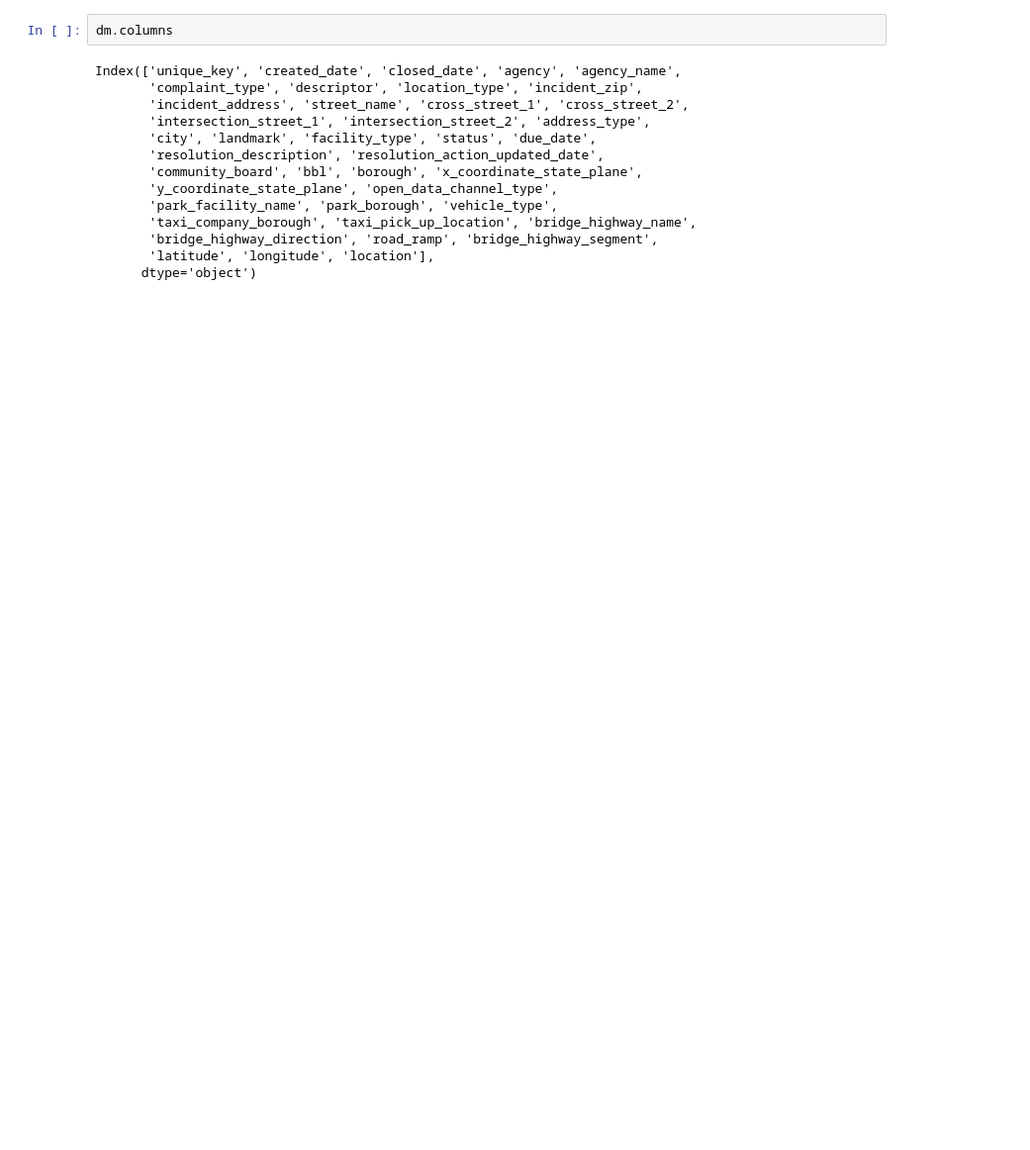
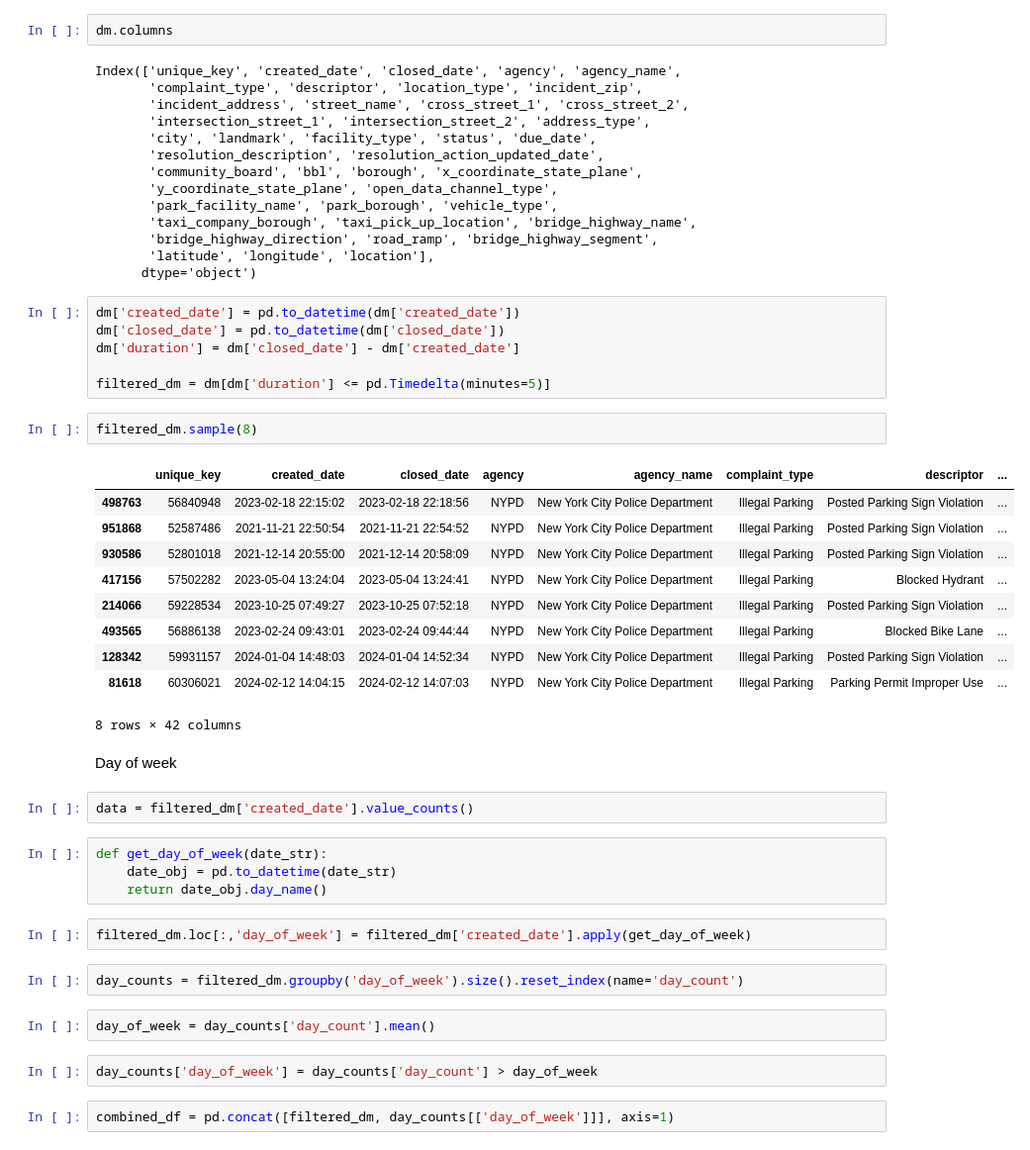
Before and after one commit to ssigman1/group4-nypd, a Jupyter notebook: Notebooks/group4_KariGonzales.ipynb, the cells around one changed output. Shown at 99% size. Saved outputs shown, nothing was run; the diff lists cells and outputs as text; blank space fills up the shorter version.

Commit message:
group4_KariGonzales

```diff
--- a/Notebooks/group4_KariGonzales.ipynb
+++ b/Notebooks/group4_KariGonzales.ipynb
@@ -72,3 +76,40 @@ Index(['unique_key', 'created_date', 'closed_date', 'agency', 'agency_name',
        'bridge_highway_direction', 'road_ramp', 'bridge_highway_segment',
        'latitude', 'longitude', 'location'],
       dtype='object')
+# %%
+dm['created_date'] = pd.to_datetime(dm['created_date'])
+dm['closed_date'] = pd.to_datetime(dm['closed_date'])
+dm['duration'] = dm['closed_date'] - dm['created_date']
+
+filtered_dm = dm[dm['duration'] <= pd.Timedelta(minutes=5)]
+# %%
+filtered_dm.sample(8)
+# %% [output]
+|  | unique_key | created_date | closed_date | agency | agency_name | complaint_type | descriptor | ... |
+| 498763 | 56840948 | 2023-02-18 22:15:02 | 2023-02-18 22:18:56 | NYPD | New York City Police Department | Illegal Parking | Posted Parking Sign Violation | ... |
+| 951868 | 52587486 | 2021-11-21 22:50:54 | 2021-11-21 22:54:52 | NYPD | New York City Police Department | Illegal Parking | Posted Parking Sign Violation | ... |
+| 930586 | 52801018 | 2021-12-14 20:55:00 | 2021-12-14 20:58:09 | NYPD | New York City Police Department | Illegal Parking | Posted Parking Sign Violation | ... |
+| 417156 | 57502282 | 2023-05-04 13:24:04 | 2023-05-04 13:24:41 | NYPD | New York City Police Department | Illegal Parking | Blocked Hydrant | ... |
+| 214066 | 59228534 | 2023-10-25 07:49:27 | 2023-10-25 07:52:18 | NYPD | New York City Police Department | Illegal Parking | Posted Parking Sign Violation | ... |
+| 493565 | 56886138 | 2023-02-24 09:43:01 | 2023-02-24 09:44:44 | NYPD | New York City Police Department | Illegal Parking | Blocked Bike Lane | ... |
+| 128342 | 59931157 | 2024-01-04 14:48:03 | 2024-01-04 14:52:34 | NYPD | New York City Police Department | Illegal Parking | Posted Parking Sign Violation | ... |
+| 81618 | 60306021 | 2024-02-12 14:04:15 | 2024-02-12 14:07:03 | NYPD | New York City Police Department | Illegal Parking | Parking Permit Improper Use | ... |
+8 rows × 42 columns
+# %% [markdown]
+Day of week
+# %%
+data = filtered_dm['created_date'].value_counts()
+# %%
+def get_day_of_week(date_str):
+    date_obj = pd.to_datetime(date_str)
+    return date_obj.day_name()
+# %%
+filtered_dm.loc[:,'day_of_week'] = filtered_dm['created_date'].apply(get_day_of_week)
+# %%
+day_counts = filtered_dm.groupby('day_of_week').size().reset_index(name='day_count')
+# %%
+day_of_week = day_counts['day_count'].mean()
+# %%
+day_counts['day_of_week'] = day_counts['day_count'] > day_of_week
+# %%
+combined_df = pd.concat([filtered_dm, day_counts[['day_of_week']]], axis=1)
```
Also changed, not shown: parts of 4 cells of this notebook.
